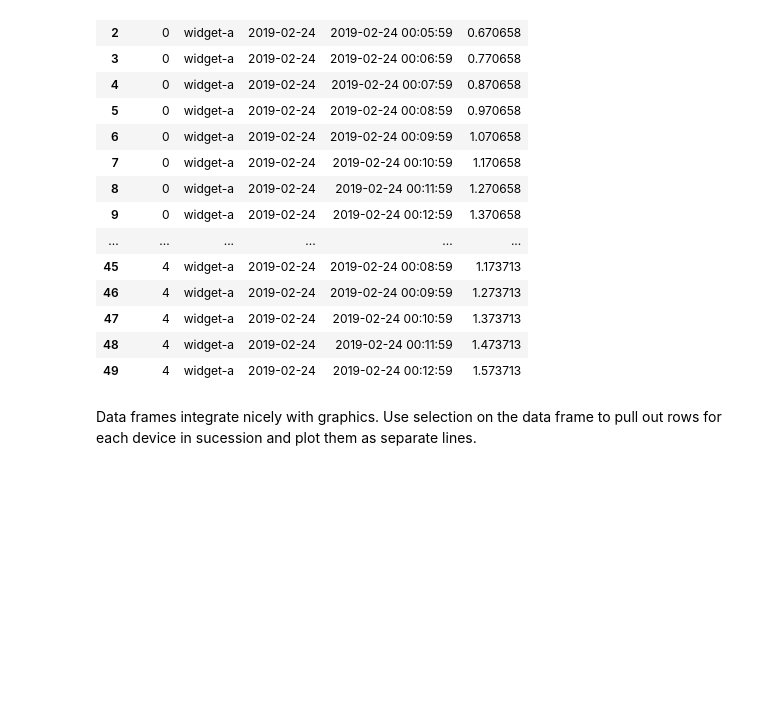
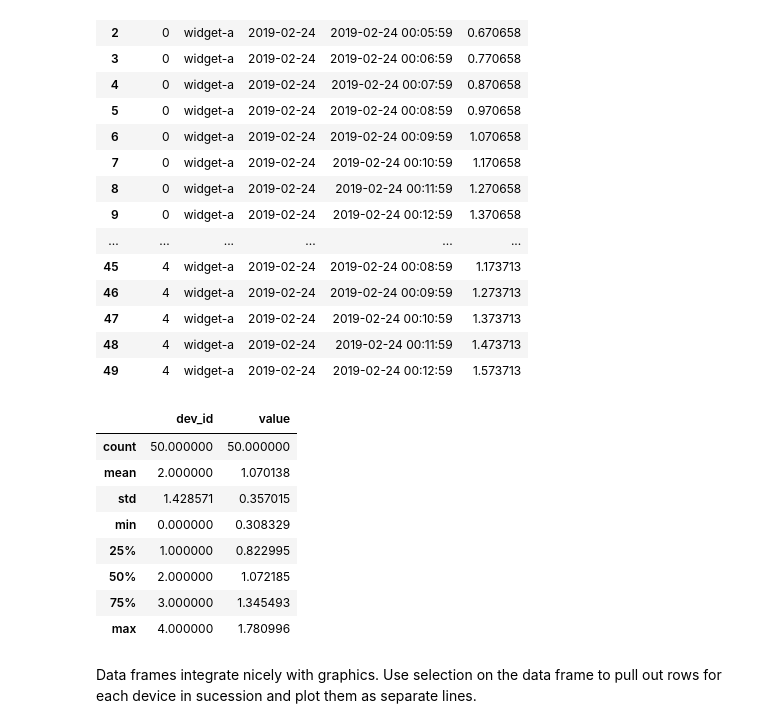
Before and after one commit to Altinity/clickhouse-python-examples, a Jupyter notebook: notebooks/EX-2-ClickHouse-SQL-Alchemy.ipynb, the cells around one changed output. Drawn from its saved outputs; the diff is of its cells as text; code cells hidden in the pictures; blank space fills up the shorter version.

```diff
--- a/notebooks/EX-2-ClickHouse-SQL-Alchemy.ipynb
+++ b/notebooks/EX-2-ClickHouse-SQL-Alchemy.ipynb
@@ -112,6 +112,18 @@ Done.
 | 47 | 4 | widget-a | 2019-02-24 | 2019-02-24 00:10:59 | 1.373713 |
 | 48 | 4 | widget-a | 2019-02-24 | 2019-02-24 00:11:59 | 1.473713 |
 | 49 | 4 | widget-a | 2019-02-24 | 2019-02-24 00:12:59 | 1.573713 |
+# %%
+df.describe()
+# %% [output]
+|  | dev_id | value |
+| count | 50.000000 | 50.000000 |
+| mean | 2.000000 | 1.070138 |
+| std | 1.428571 | 0.357015 |
+| min | 0.000000 | 0.308329 |
+| 25% | 1.000000 | 0.822995 |
+| 50% | 2.000000 | 1.072185 |
+| 75% | 3.000000 | 1.345493 |
+| max | 4.000000 | 1.780996 |
 # %% [markdown]
 Data frames integrate nicely with graphics.  Use selection on the data frame to pull out rows for each device in sucession and plot them as separate lines.
 # %%
```
Also changed, not shown: 4 other files.
